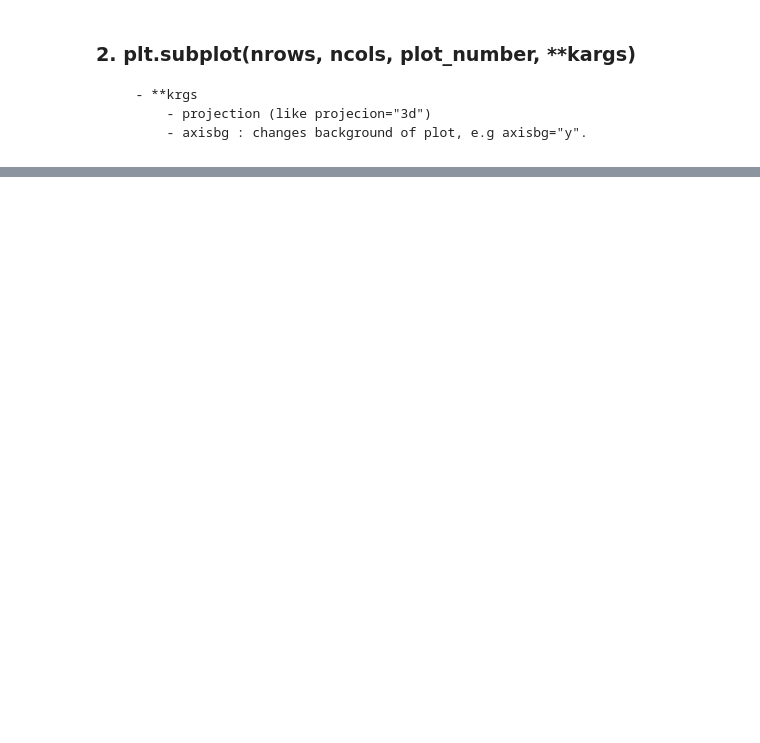
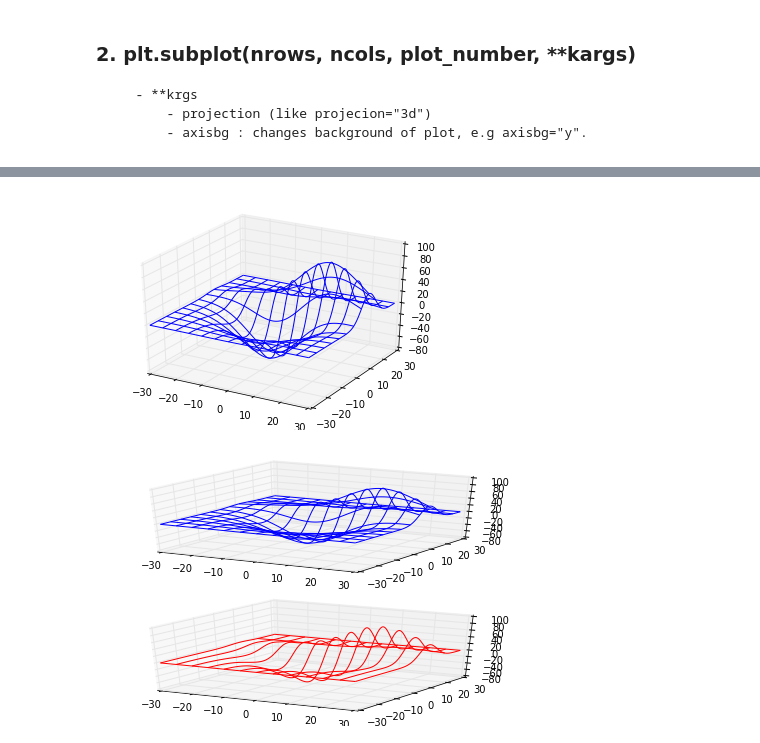
Before and after one commit to amitkvikram/python, a Jupyter notebook: matplotlib.ipynb, the cells around one changed output, grey strips where cells are left out. Saved outputs shown, nothing was run; the diff lists cells and outputs as text; code cells hidden in the pictures; blank space fills up the shorter version.

```diff
--- a/matplotlib.ipynb
+++ b/matplotlib.ipynb
@@ -297,0 +387,28 @@ plt.show()
+# %%
+from mpl_toolkits.mplot3d import axes3d
+import matplotlib.pyplot as plt
+
+
+fig = plt.figure(1)
+ax = fig.gca(projection='3d')
+
+# Grab some test data.
+X, Y, Z = axes3d.get_test_data(0.05)
+
+# Plot a basic wireframe.
+ax.plot_wireframe(X, Y, Z, rstride=10, cstride=10)
+
+fig2= plt.figure(2)
+ax1= plt.subplot(211, projection='3d')
+ax1.plot_wireframe(X, Y, Z, rstride=10, cstride=10)
+
+ax2= plt.subplot(212, projection='3d')
+ax2.plot_wireframe(X, Y, Z, rstride=100, cstride=10, color='r')
+
+#NOTE: We can't use plt.plot_wireframe.
+plt.tight_layout()
+
+plt.show()
+# %% [output]
+[figure, added]
+[figure, added]
```
Also changed, not shown: parts of 28 cells of this notebook.
